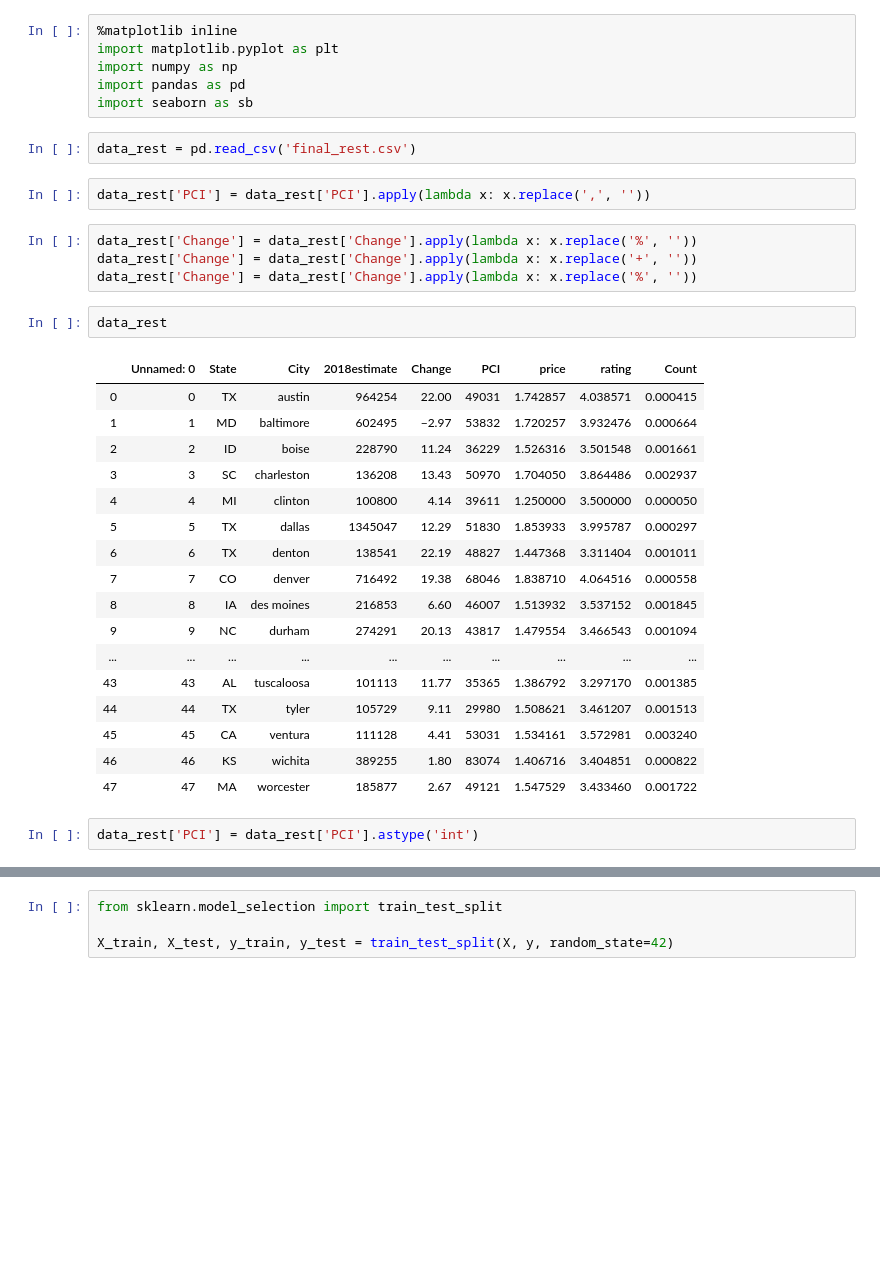
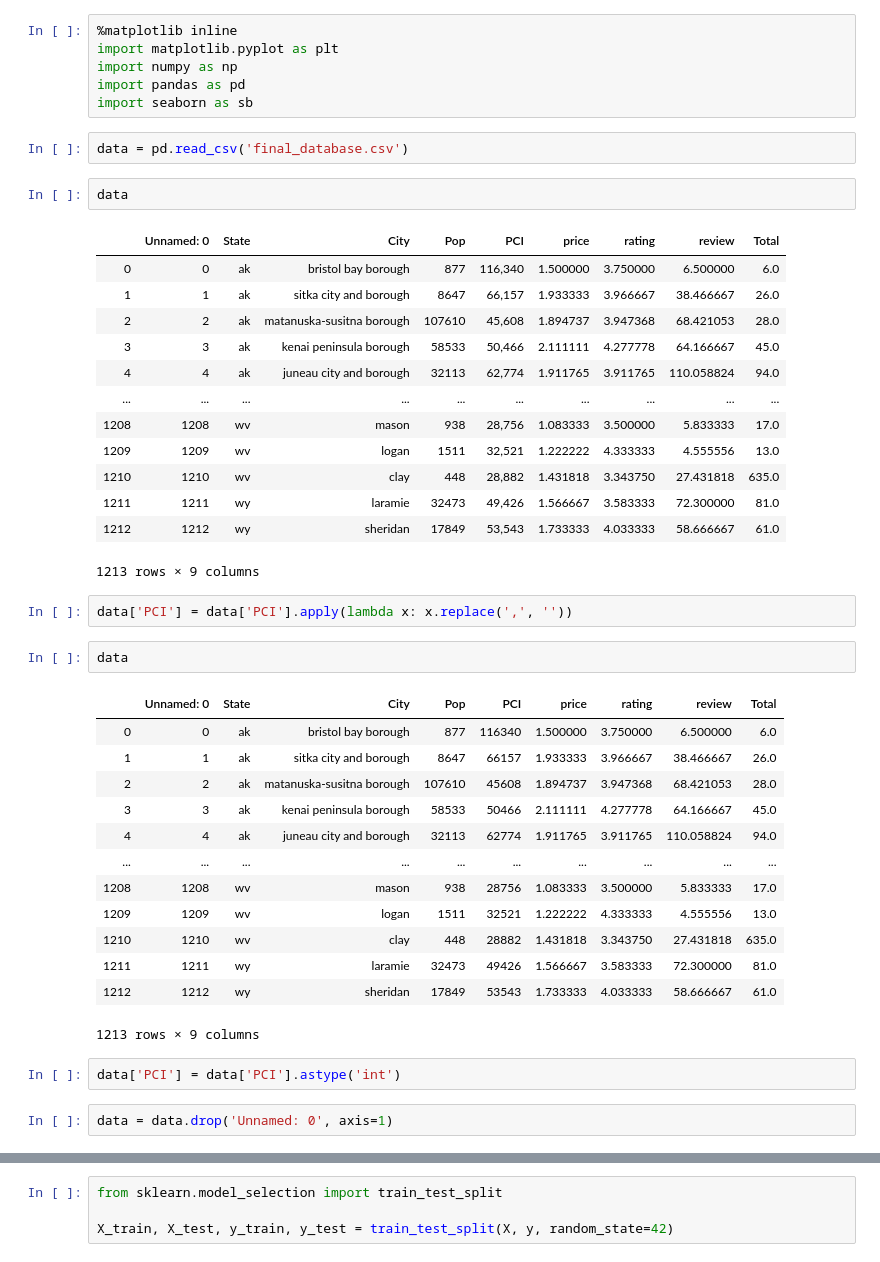
Before and after one commit to kcdevillier/City_Income, a Jupyter notebook: ML.ipynb, the cells around one changed output, grey strips where cells are left out. Saved outputs shown, nothing was run; the diff lists cells and outputs as text; blank space fills up the shorter version.

Commit message:
database finished

```diff
--- a/ML.ipynb
+++ b/ML.ipynb
@@ -5,33 +5,43 @@ import numpy as np
 import pandas as pd
 import seaborn as sb
 # %%
-data_rest = pd.read_csv('final_rest.csv')
+data = pd.read_csv('final_database.csv')
+# %%
+data
+# %% [output]
+|  | Unnamed: 0 | State | City | Pop | PCI | price | rating | review | Total |
+| 0 | 0 | ak | bristol bay borough | 877 | 116,340 | 1.500000 | 3.750000 | 6.500000 | 6.0 |
+| 1 | 1 | ak | sitka city and borough | 8647 | 66,157 | 1.933333 | 3.966667 | 38.466667 | 26.0 |
+| 2 | 2 | ak | matanuska-susitna borough | 107610 | 45,608 | 1.894737 | 3.947368 | 68.421053 | 28.0 |
+| 3 | 3 | ak | kenai peninsula borough | 58533 | 50,466 | 2.111111 | 4.277778 | 64.166667 | 45.0 |
+| 4 | 4 | ak | juneau city and borough | 32113 | 62,774 | 1.911765 | 3.911765 | 110.058824 | 94.0 |
+| ... | ... | ... | ... | ... | ... | ... | ... | ... | ... |
+| 1208 | 1208 | wv | mason | 938 | 28,756 | 1.083333 | 3.500000 | 5.833333 | 17.0 |
+| 1209 | 1209 | wv | logan | 1511 | 32,521 | 1.222222 | 4.333333 | 4.555556 | 13.0 |
+| 1210 | 1210 | wv | clay | 448 | 28,882 | 1.431818 | 3.343750 | 27.431818 | 635.0 |
+| 1211 | 1211 | wy | laramie | 32473 | 49,426 | 1.566667 | 3.583333 | 72.300000 | 81.0 |
+| 1212 | 1212 | wy | sheridan | 17849 | 53,543 | 1.733333 | 4.033333 | 58.666667 | 61.0 |
+1213 rows × 9 columns
 # %%
-data_rest['PCI'] = data_rest['PCI'].apply(lambda x: x.replace(',', ''))
+data['PCI'] = data['PCI'].apply(lambda x: x.replace(',', ''))
-# %%
-data_rest['Change'] = data_rest['Change'].apply(lambda x: x.replace('%', ''))
-data_rest['Change'] = data_rest['Change'].apply(lambda x: x.replace('+', ''))
-data_rest['Change'] = data_rest['Change'].apply(lambda x: x.replace('%', ''))
-# %%
-data_rest
-# %% [output]
-|  | Unnamed: 0 | State | City | 2018estimate | Change | PCI | price | rating | Count |
-| 0 | 0 | TX | austin | 964254 | 22.00 | 49031 | 1.742857 | 4.038571 | 0.000415 |
-| 1 | 1 | MD | baltimore | 602495 | −2.97 | 53832 | 1.720257 | 3.932476 | 0.000664 |
-| 2 | 2 | ID | boise | 228790 | 11.24 | 36229 | 1.526316 | 3.501548 | 0.001661 |
-| 3 | 3 | SC | charleston | 136208 | 13.43 | 50970 | 1.704050 | 3.864486 | 0.002937 |
-| 4 | 4 | MI | clinton | 100800 | 4.14 | 39611 | 1.250000 | 3.500000 | 0.000050 |
-| 5 | 5 | TX | dallas | 1345047 | 12.29 | 51830 | 1.853933 | 3.995787 | 0.000297 |
-| 6 | 6 | TX | denton | 138541 | 22.19 | 48827 | 1.447368 | 3.311404 | 0.001011 |
-| 7 | 7 | CO | denver | 716492 | 19.38 | 68046 | 1.838710 | 4.064516 | 0.000558 |
-| 8 | 8 | IA | des moines | 216853 | 6.60 | 46007 | 1.513932 | 3.537152 | 0.001845 |
-| 9 | 9 | NC | durham | 274291 | 20.13 | 43817 | 1.479554 | 3.466543 | 0.001094 |
-| ... | ... | ... | ... | ... | ... | ... | ... | ... | ... |
-| 43 | 43 | AL | tuscaloosa | 101113 | 11.77 | 35365 | 1.386792 | 3.297170 | 0.001385 |
-| 44 | 44 | TX | tyler | 105729 | 9.11 | 29980 | 1.508621 | 3.461207 | 0.001513 |
-| 45 | 45 | CA | ventura | 111128 | 4.41 | 53031 | 1.534161 | 3.572981 | 0.003240 |
-| 46 | 46 | KS | wichita | 389255 | 1.80 | 83074 | 1.406716 | 3.404851 | 0.000822 |
-| 47 | 47 | MA | worcester | 185877 | 2.67 | 49121 | 1.547529 | 3.433460 | 0.001722 |
+# %%
+data
+# %% [output]
+|  | Unnamed: 0 | State | City | Pop | PCI | price | rating | review | Total |
+| 0 | 0 | ak | bristol bay borough | 877 | 116340 | 1.500000 | 3.750000 | 6.500000 | 6.0 |
+| 1 | 1 | ak | sitka city and borough | 8647 | 66157 | 1.933333 | 3.966667 | 38.466667 | 26.0 |
+| 2 | 2 | ak | matanuska-susitna borough | 107610 | 45608 | 1.894737 | 3.947368 | 68.421053 | 28.0 |
+| 3 | 3 | ak | kenai peninsula borough | 58533 | 50466 | 2.111111 | 4.277778 | 64.166667 | 45.0 |
+| 4 | 4 | ak | juneau city and borough | 32113 | 62774 | 1.911765 | 3.911765 | 110.058824 | 94.0 |
+| ... | ... | ... | ... | ... | ... | ... | ... | ... | ... |
+| 1208 | 1208 | wv | mason | 938 | 28756 | 1.083333 | 3.500000 | 5.833333 | 17.0 |
+| 1209 | 1209 | wv | logan | 1511 | 32521 | 1.222222 | 4.333333 | 4.555556 | 13.0 |
+| 1210 | 1210 | wv | clay | 448 | 28882 | 1.431818 | 3.343750 | 27.431818 | 635.0 |
+| 1211 | 1211 | wy | laramie | 32473 | 49426 | 1.566667 | 3.583333 | 72.300000 | 81.0 |
+| 1212 | 1212 | wy | sheridan | 17849 | 53543 | 1.733333 | 4.033333 | 58.666667 | 61.0 |
+1213 rows × 9 columns
 # %%
-data_rest['PCI'] = data_rest['PCI'].astype('int')
+data['PCI'] = data['PCI'].astype('int')
+# %%
+data = data.drop('Unnamed: 0', axis=1)
 # %%
```
Also changed, not shown: parts of 5 cells of this notebook.
